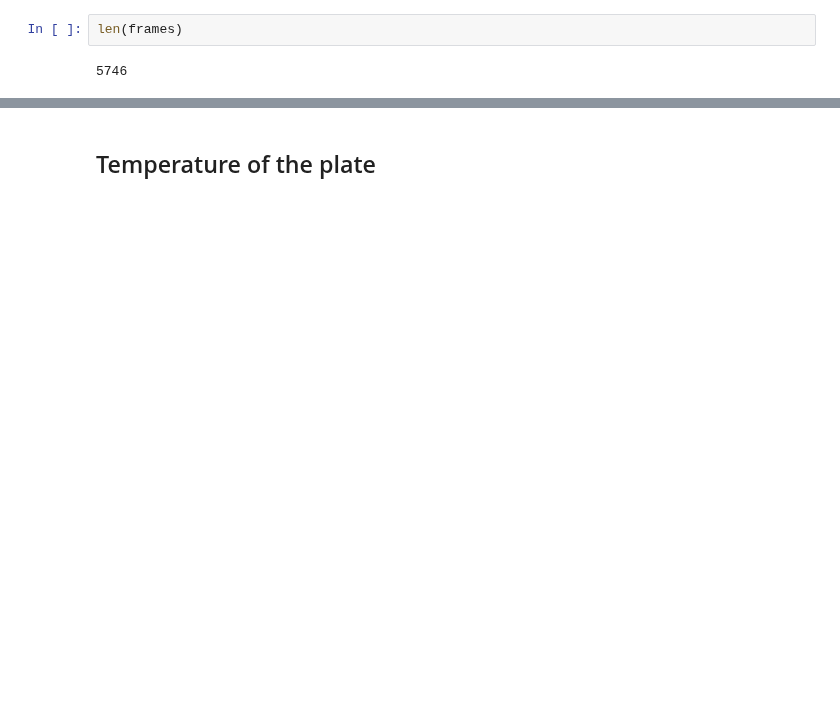
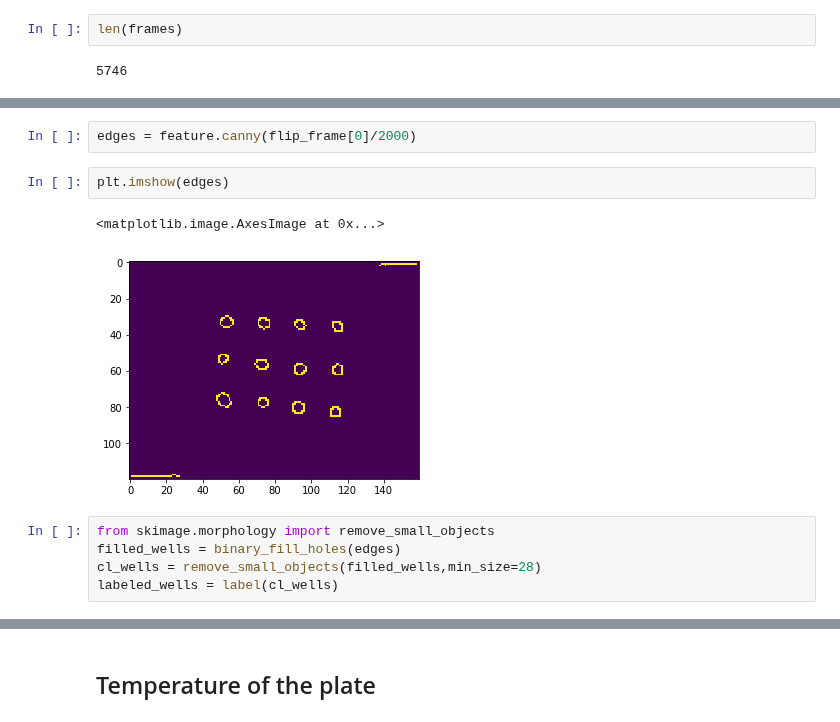
Before and after one commit to jrodguez/musical-robot, a Jupyter notebook: examples/Flat_Plate_6_11_19.ipynb, the cells around one changed output, grey strips where cells are left out. Cells and saved outputs as stored; diff of their text form; blank space fills up the shorter version.

```diff
--- a/examples/Flat_Plate_6_11_19.ipynb
+++ b/examples/Flat_Plate_6_11_19.ipynb
@@ -34,0 +47,12 @@ plt.colorbar()
+# %%
+edges = feature.canny(flip_frame[0]/2000)
+# %%
+plt.imshow(edges)
+# %% [output]
+<matplotlib.image.AxesImage at 0x...>
+[figure, added]
+# %%
+from skimage.morphology import remove_small_objects
+filled_wells = binary_fill_holes(edges)
+cl_wells = remove_small_objects(filled_wells,min_size=28)
+labeled_wells = label(cl_wells)
```
Also changed, not shown: parts of 22 cells of this notebook, 6 other files.
